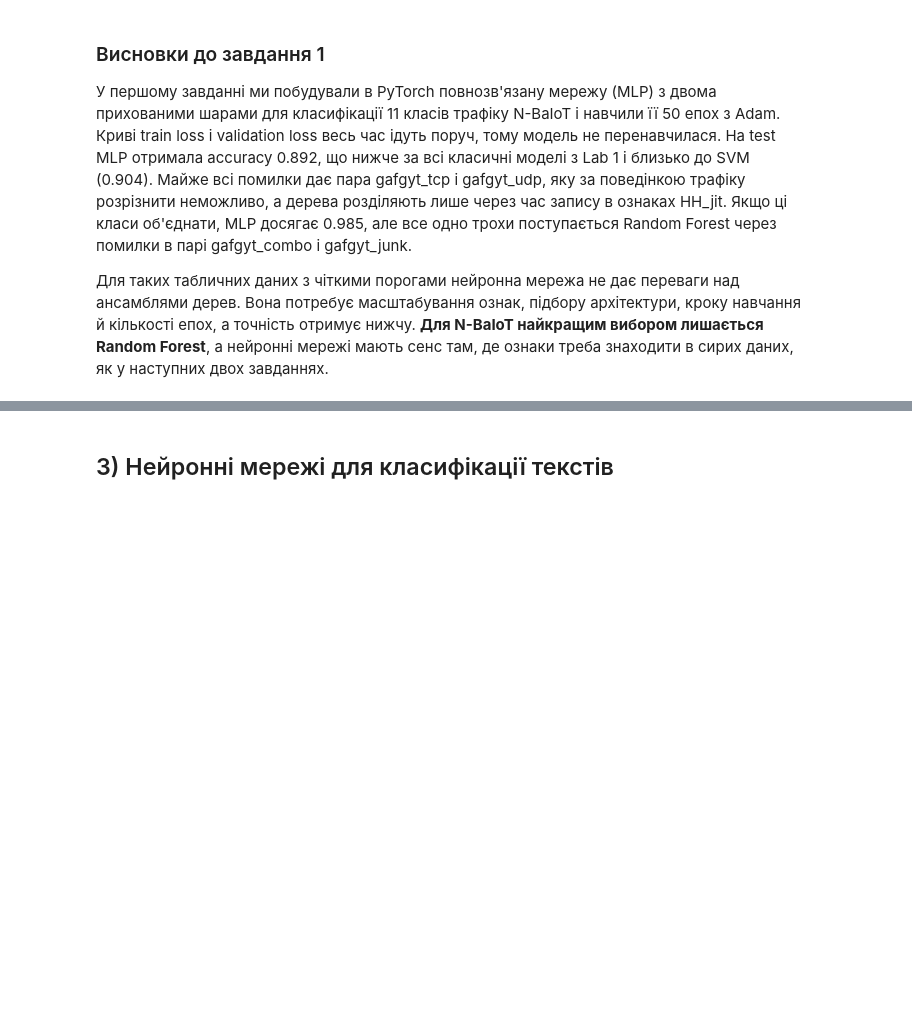
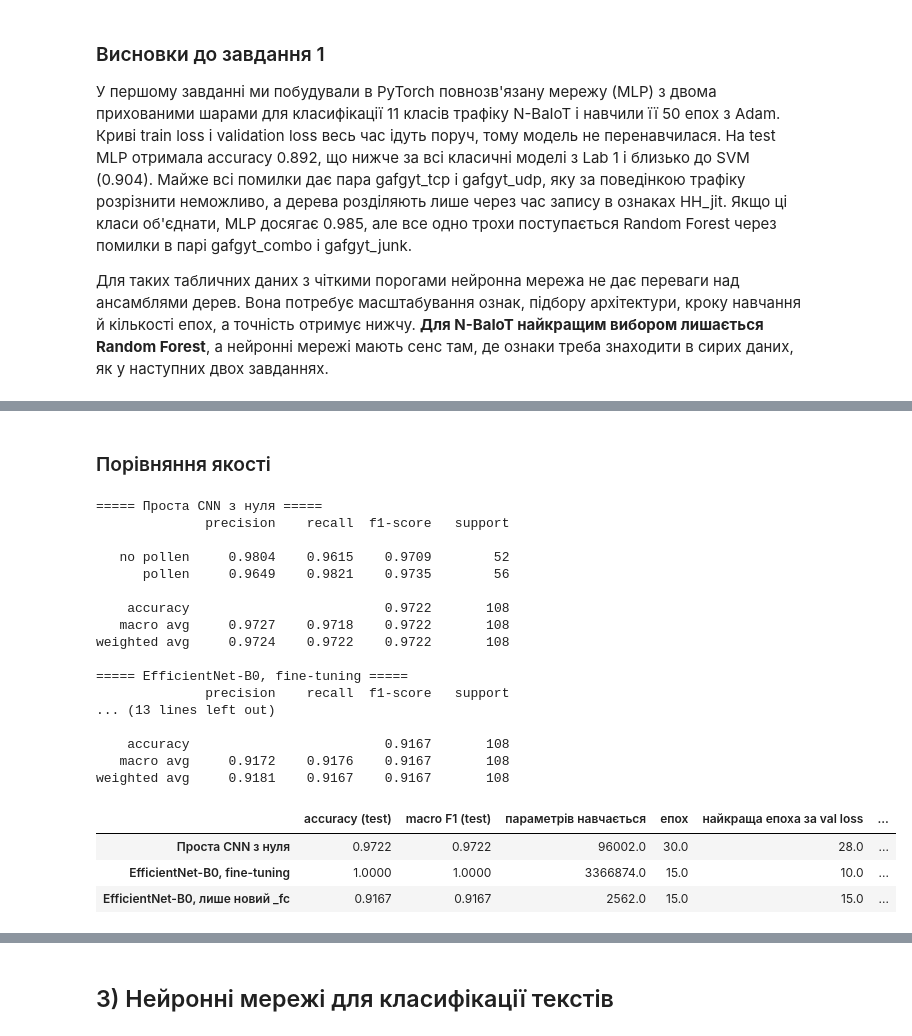
Before and after one commit to Vikyliya/IAD, a Jupyter notebook: Lab_3/lab3.ipynb, the cells around one changed output, grey strips where cells are left out. Cells and saved outputs as stored; diff of their text form; code cells hidden in the pictures; blank space fills up the shorter version.

```diff
--- a/Lab_3/lab3.ipynb
+++ b/Lab_3/lab3.ipynb
@@ -724,4 +349,0 @@ per_class_f1.sort_values('Проста CNN з нуля').round(3)
-# %%
-for name in ['Проста CNN з нуля', 'EfficientNet-B0, fine-tuning']:
-    print(f'===== {name}: найчастіші помилки =====')
-    print(top_confusions(*image_results[name], malware_classes, n=6).to_string(index=False), '\n')
@@ -842,0 +627,44 @@ Transfer learning допомагає не завжди. Він дає перев
+# %% [markdown]
+### Порівняння якості
+# %%
+image_models = [('Проста CNN з нуля', cnn, history_cnn),
+                ('EfficientNet-B0, fine-tuning', effnet, history_effnet),
+                ('EfficientNet-B0, лише новий _fc', effnet_frozen, history_frozen)]
+image_results = {}
+for name, model, history in image_models:
+    t, p = predict(model, test_loader_img, device)
+    image_results[name] = (t, p)
+    print(f'===== {name} =====')
+    print(classification_report(t, p, target_names=bee_classes, digits=4, zero_division=0))
+
+pd.DataFrame({name: {
+    'accuracy (test)': accuracy_score(*image_results[name]),
+    'macro F1 (test)': f1_score(*image_results[name], average='macro'),
+    'параметрів навчається': sum(q.numel() for q in model.parameters() if q.requires_grad),
+    'епох': len(history['val_loss']),
+    'найкраща епоха за val loss': int(np.argmin(history['val_loss'])) + 1,
+    'мінімальний val loss': min(history['val_loss']),
+    'час навчання, с': history['time'],
+} for name, model, history in image_models}).T.round(4)
+# %% [output]
+===== Проста CNN з нуля =====
+              precision    recall  f1-score   support
+
+   no pollen     0.9804    0.9615    0.9709        52
+      pollen     0.9649    0.9821    0.9735        56
+
+    accuracy                         0.9722       108
+   macro avg     0.9727    0.9718    0.9722       108
+weighted avg     0.9724    0.9722    0.9722       108
+
+===== EfficientNet-B0, fine-tuning =====
+              precision    recall  f1-score   support
+... (13 lines left out)
+
+    accuracy                         0.9167       108
+   macro avg     0.9172    0.9176    0.9167       108
+weighted avg     0.9181    0.9167    0.9167       108
+|  | accuracy (test) | macro F1 (test) | параметрів навчається | епох | найкраща епоха за val loss | ... |
+| Проста CNN з нуля | 0.9722 | 0.9722 | 96002.0 | 30.0 | 28.0 | ... |
+| EfficientNet-B0, fine-tuning | 1.0000 | 1.0000 | 3366874.0 | 15.0 | 10.0 | ... |
+| EfficientNet-B0, лише новий _fc | 0.9167 | 0.9167 | 2562.0 | 15.0 | 15.0 | ... |
```
Also changed, not shown: parts of 66 cells of this notebook.
